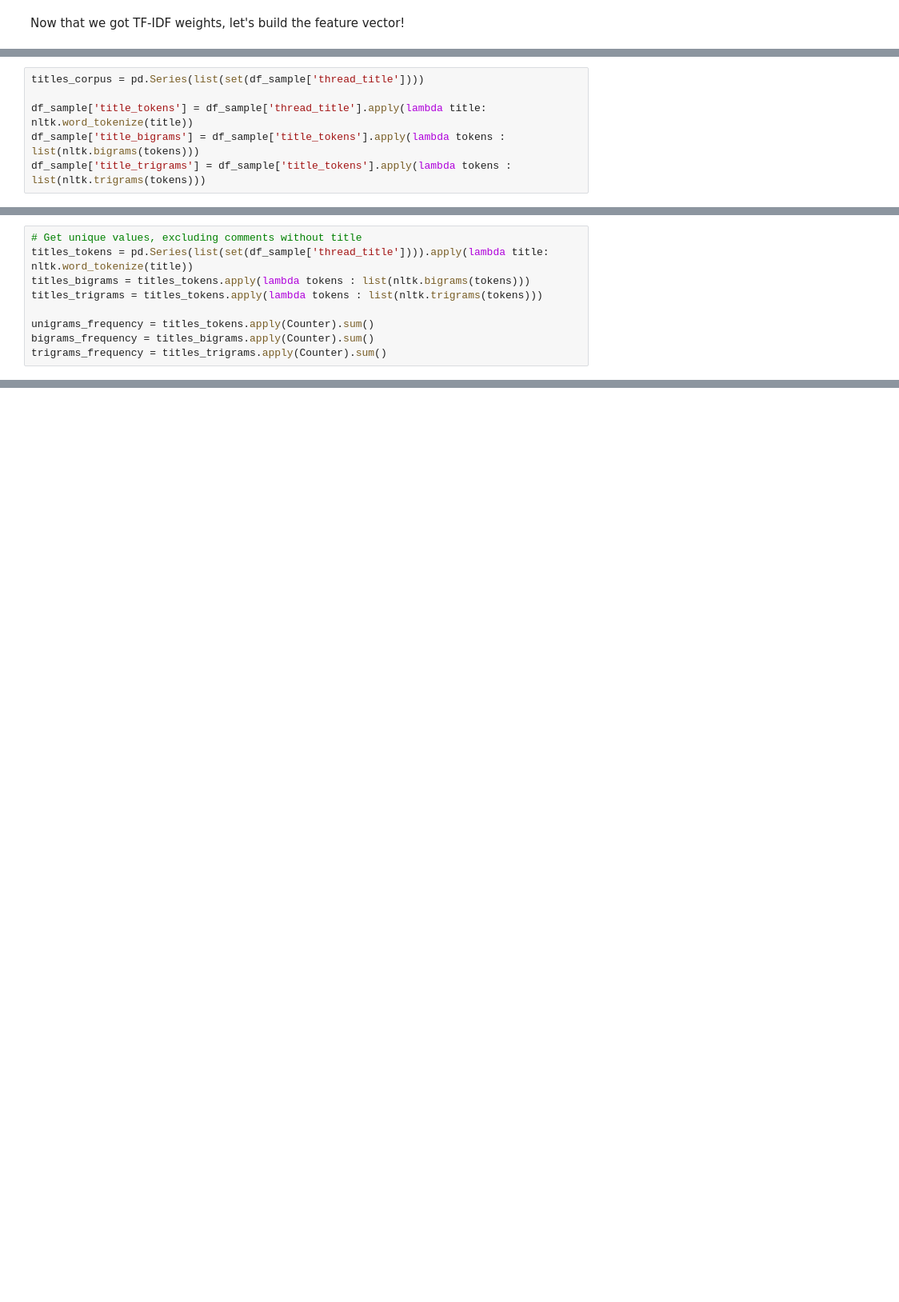
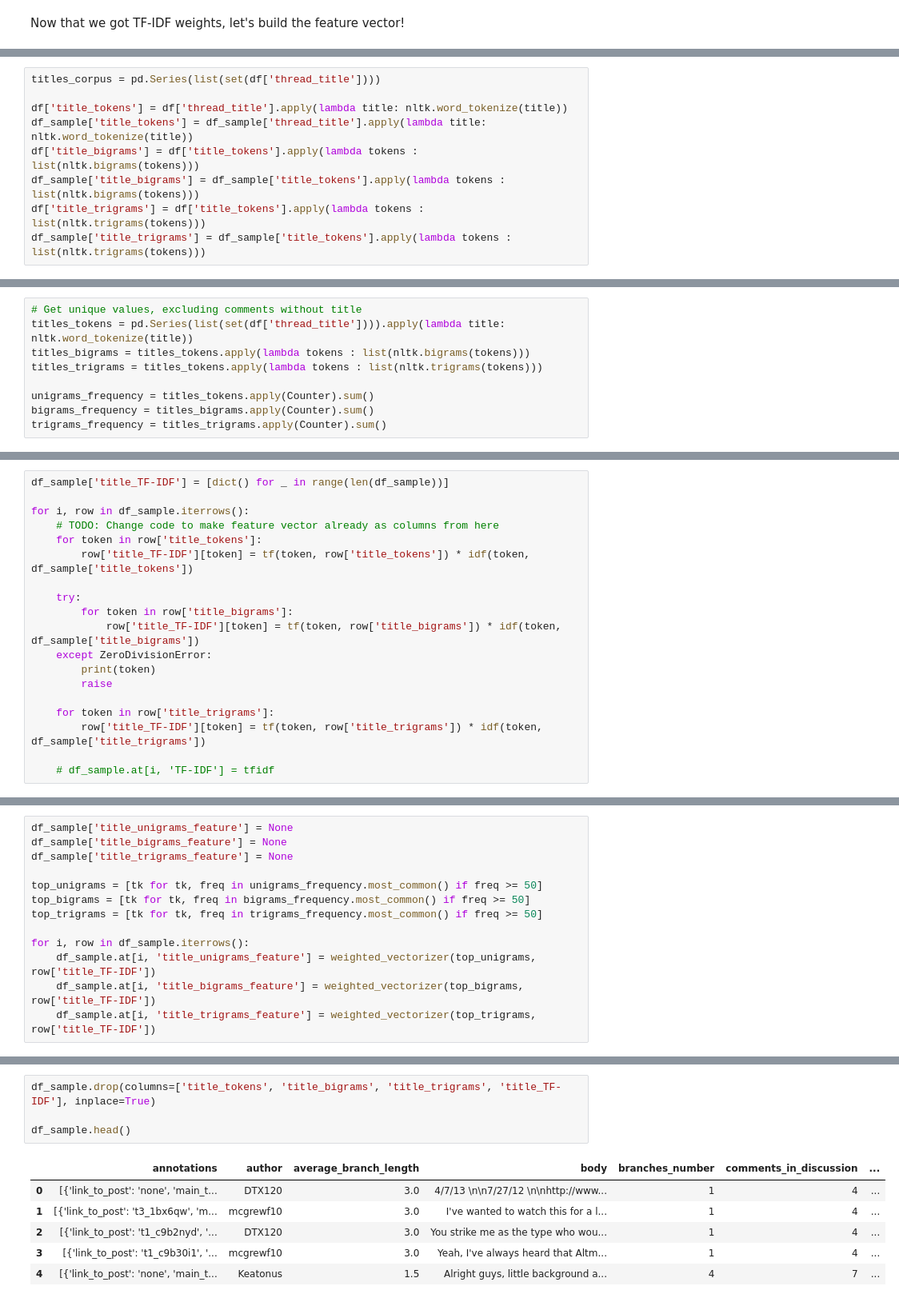
Before and after one commit to brunompacheco/coarse-discourse-validation, a Jupyter notebook: notebooks/3.0-bmp-features-exploration.ipynb, the cells around one changed output, grey strips where cells are left out. Shown at 80% size. Cells and saved outputs as stored; diff of their text form; blank space fills up the shorter version.

Commit message:
Thread title ngrams features explored successfully

```diff
--- a/notebooks/3.0-bmp-features-exploration.ipynb
+++ b/notebooks/3.0-bmp-features-exploration.ipynb
@@ -596,7 +600,10 @@ See the caveats in the documentation: http://pandas.pydata.org/pandas-docs/stabl
 # %%
-titles_corpus = pd.Series(list(set(df_sample['thread_title'])))
+titles_corpus = pd.Series(list(set(df['thread_title'])))
 
+df['title_tokens'] = df['thread_title'].apply(lambda title: nltk.word_tokenize(title))
 df_sample['title_tokens'] = df_sample['thread_title'].apply(lambda title: nltk.word_tokenize(title))
+df['title_bigrams'] = df['title_tokens'].apply(lambda tokens : list(nltk.bigrams(tokens)))
 df_sample['title_bigrams'] = df_sample['title_tokens'].apply(lambda tokens : list(nltk.bigrams(tokens)))
+df['title_trigrams'] = df['title_tokens'].apply(lambda tokens : list(nltk.trigrams(tokens)))
 df_sample['title_trigrams'] = df_sample['title_tokens'].apply(lambda tokens : list(nltk.trigrams(tokens)))
 # %% [output]
@@ -618,6 +624,6 @@ See the caveats in the documentation: http://pandas.pydata.org/pandas-docs/stabl
 # %%
 # Get unique values, excluding comments without title
-titles_tokens = pd.Series(list(set(df_sample['thread_title']))).apply(lambda title: nltk.word_tokenize(title))
+titles_tokens = pd.Series(list(set(df['thread_title']))).apply(lambda title: nltk.word_tokenize(title))
 titles_bigrams = titles_tokens.apply(lambda tokens : list(nltk.bigrams(tokens)))
 titles_trigrams = titles_tokens.apply(lambda tokens : list(nltk.trigrams(tokens)))
 
@@ -641,0 +646,19 @@ Since there are no unigrams with a frequency higher than that defined as the low
+# %%
+df_sample['title_TF-IDF'] = [dict() for _ in range(len(df_sample))]
+
+for i, row in df_sample.iterrows():
+    # TODO: Change code to make feature vector already as columns from here
+    for token in row['title_tokens']:
+        row['title_TF-IDF'][token] = tf(token, row['title_tokens']) * idf(token, df_sample['title_tokens'])
+
+    try:
+        for token in row['title_bigrams']:
+            row['title_TF-IDF'][token] = tf(token, row['title_bigrams']) * idf(token, df_sample['title_bigrams'])
+    except ZeroDivisionError:
+        print(token)
+        raise
+
+    for token in row['title_trigrams']:
+        row['title_TF-IDF'][token] = tf(token, row['title_trigrams']) * idf(token, df_sample['title_trigrams'])
+
+    # df_sample.at[i, 'TF-IDF'] = tfidf
@@ -641,0 +686,13 @@ Since there are no unigrams with a frequency higher than that defined as the low
+# %%
+df_sample['title_unigrams_feature'] = None
+df_sample['title_bigrams_feature'] = None
+df_sample['title_trigrams_feature'] = None
+
+top_unigrams = [tk for tk, freq in unigrams_frequency.most_common() if freq >= 50]
+top_bigrams = [tk for tk, freq in bigrams_frequency.most_common() if freq >= 50]
+top_trigrams = [tk for tk, freq in trigrams_frequency.most_common() if freq >= 50]
+
+for i, row in df_sample.iterrows():
+    df_sample.at[i, 'title_unigrams_feature'] = weighted_vectorizer(top_unigrams, row['title_TF-IDF'])
+    df_sample.at[i, 'title_bigrams_feature'] = weighted_vectorizer(top_bigrams, row['title_TF-IDF'])
+    df_sample.at[i, 'title_trigrams_feature'] = weighted_vectorizer(top_trigrams, row['title_TF-IDF'])
@@ -641,0 +715,11 @@ Since there are no unigrams with a frequency higher than that defined as the low
+# %%
+df_sample.drop(columns=['title_tokens', 'title_bigrams', 'title_trigrams', 'title_TF-IDF'], inplace=True)
+
+df_sample.head()
+# %% [output]
+|  | annotations | author | average_branch_length | body | branches_number | comments_in_discussion | ... |
+| 0 | [{'link_to_post': 'none', 'main_t... | DTX120 | 3.0 | 4/7/13 \n\n7/27/12 \n\nhttp://www... | 1 | 4 | ... |
+| 1 | [{'link_to_post': 't3_1bx6qw', 'm... | mcgrewf10 | 3.0 | I've wanted to watch this for a l... | 1 | 4 | ... |
+| 2 | [{'link_to_post': 't1_c9b2nyd', '... | DTX120 | 3.0 | You strike me as the type who wou... | 1 | 4 | ... |
+| 3 | [{'link_to_post': 't1_c9b30i1', '... | mcgrewf10 | 3.0 | Yeah, I've always heard that Altm... | 1 | 4 | ... |
+| 4 | [{'link_to_post': 'none', 'main_t... | Keatonus | 1.5 | Alright guys, little background a... | 4 | 7 | ... |
```
Also changed, not shown: parts of 17 cells of this notebook.
